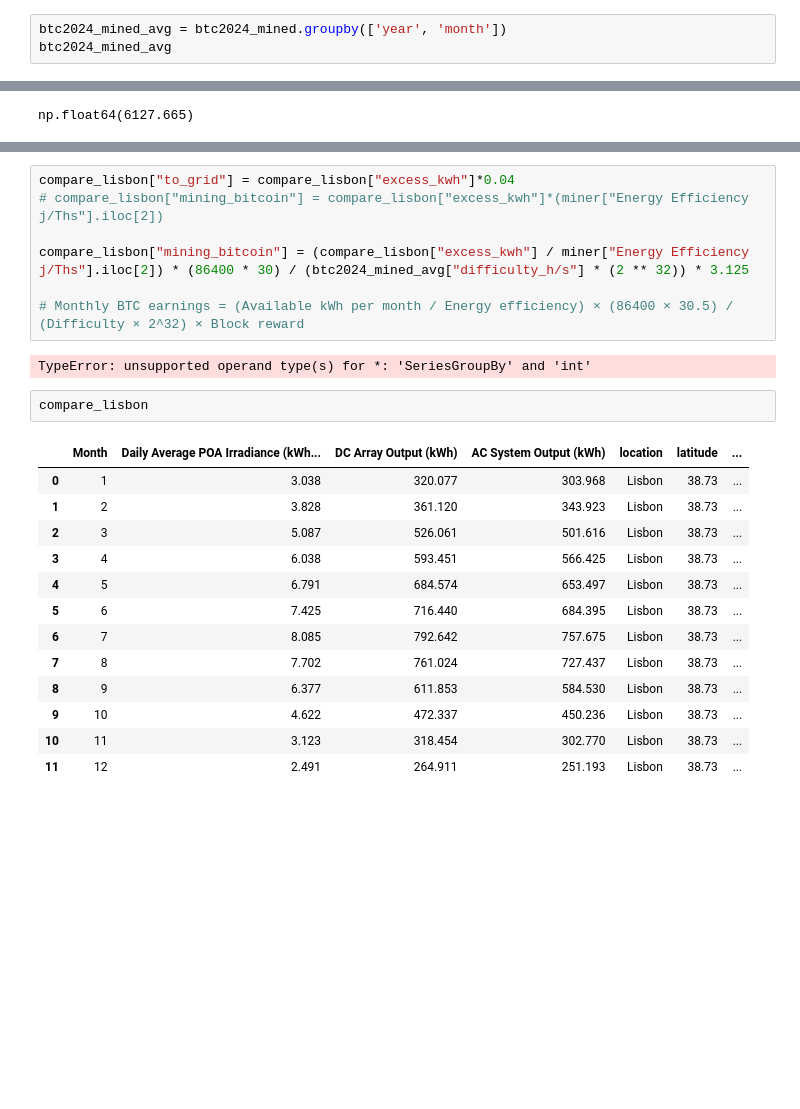
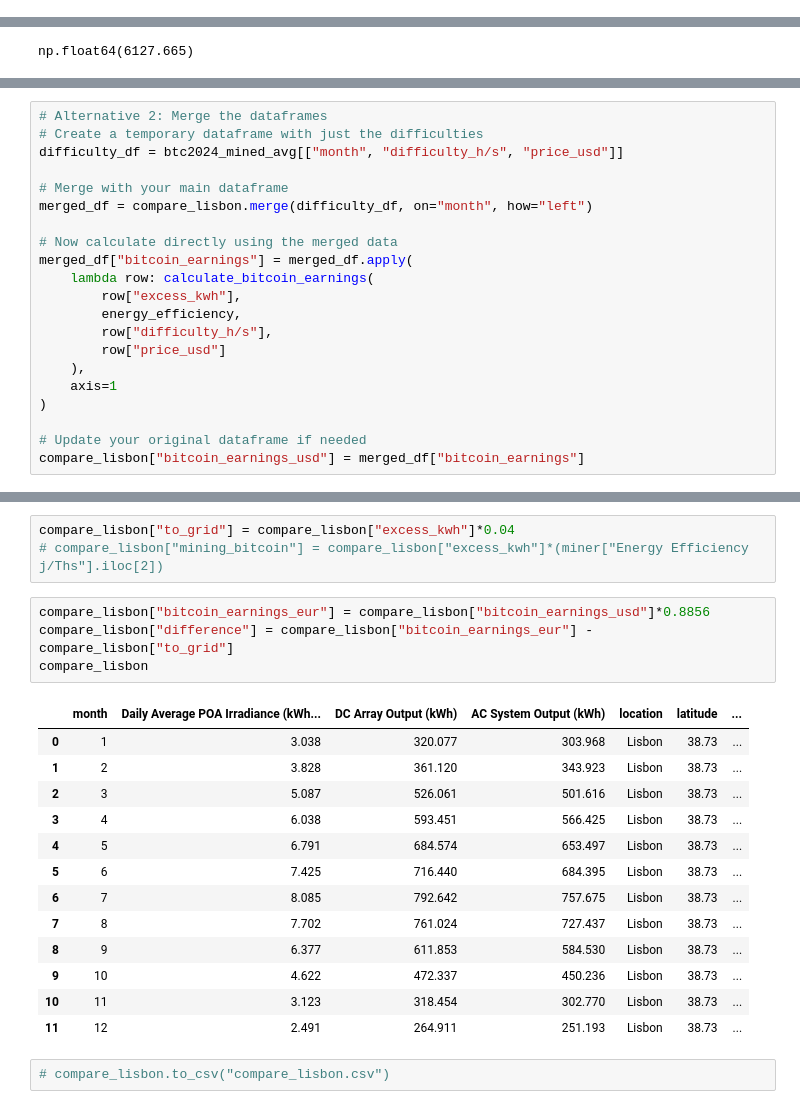
Before and after one commit to andrebarros6/solar-bitcoin, a Jupyter notebook: solar_bitcoin.ipynb, the cells around one changed output, grey strips where cells are left out. Cells and saved outputs as stored; diff of their text form; blank space fills up the shorter version.

```diff
--- a/solar_bitcoin.ipynb
+++ b/solar_bitcoin.ipynb
@@ -202,6 +205,3 @@ btc2024_mined_avg
 | 9 | 2024 | 10 | 2024-10-16 00:00:00 | 63039.794742 | 6.610039e+08 | 9.081202e+13 | 16.0 | 0.001869 | ... |
 | 10 | 2024 | 11 | 2024-11-15 12:00:00 | 74680.622986 | 7.236543e+08 | 9.739688e+13 | 15.5 | 0.001743 | ... |
 | 11 | 2024 | 12 | 2024-12-16 00:00:00 | 95817.817822 | 7.561134e+08 | 1.036725e+14 | 16.0 | 0.001637 | ... |
-# %%
-btc2024_mined_avg = btc2024_mined.groupby(['year', 'month'])
-btc2024_mined_avg
@@ -293,0 +329,21 @@ compare_lisbon
+# %%
+# Alternative 2: Merge the dataframes
+# Create a temporary dataframe with just the difficulties
+difficulty_df = btc2024_mined_avg[["month", "difficulty_h/s", "price_usd"]]
+
+# Merge with your main dataframe
+merged_df = compare_lisbon.merge(difficulty_df, on="month", how="left")
+
+# Now calculate directly using the merged data
+merged_df["bitcoin_earnings"] = merged_df.apply(
+    lambda row: calculate_bitcoin_earnings(
+        row["excess_kwh"],
+        energy_efficiency,
+        row["difficulty_h/s"],
+        row["price_usd"]
+    ),
+    axis=1
+)
+
+# Update your original dataframe if needed
+compare_lisbon["bitcoin_earnings_usd"] = merged_df["bitcoin_earnings"]
@@ -294,16 +406,12 @@ compare_lisbon
 # %%
 compare_lisbon["to_grid"] = compare_lisbon["excess_kwh"]*0.04
 # compare_lisbon["mining_bitcoin"] = compare_lisbon["excess_kwh"]*(miner["Energy Efficiency j/Ths"].iloc[2])
-
-compare_lisbon["mining_bitcoin"] = (compare_lisbon["excess_kwh"] / miner["Energy Efficiency j/Ths"].iloc[2]) * (86400 * 30) / (btc2024_mined_avg["difficulty_h/s"] * (2 ** 32)) * 3.125
-
-# Monthly BTC earnings = (Available kWh per month / Energy efficiency) × (86400 × 30.5) / (Difficulty × 2^32) × Block reward
-# %% [output]
-TypeError: unsupported operand type(s) for *: 'SeriesGroupBy' and 'int'
 # %%
+compare_lisbon["bitcoin_earnings_eur"] = compare_lisbon["bitcoin_earnings_usd"]*0.8856
+compare_lisbon["difference"] = compare_lisbon["bitcoin_earnings_eur"] - compare_lisbon["to_grid"]
 compare_lisbon
 # %% [output]
-|  | Month | Daily Average POA Irradiance (kWh... | DC Array Output (kWh) | AC System Output (kWh) | location | latitude | ... |
+|  | month | Daily Average POA Irradiance (kWh... | DC Array Output (kWh) | AC System Output (kWh) | location | latitude | ... |
 | 0 | 1 | 3.038 | 320.077 | 303.968 | Lisbon | 38.73 | ... |
 | 1 | 2 | 3.828 | 361.120 | 343.923 | Lisbon | 38.73 | ... |
 | 2 | 3 | 5.087 | 526.061 | 501.616 | Lisbon | 38.73 | ... |
@@ -316,3 +424,5 @@ compare_lisbon
 | 9 | 10 | 4.622 | 472.337 | 450.236 | Lisbon | 38.73 | ... |
 | 10 | 11 | 3.123 | 318.454 | 302.770 | Lisbon | 38.73 | ... |
 | 11 | 12 | 2.491 | 264.911 | 251.193 | Lisbon | 38.73 | ... |
+# %%
+# compare_lisbon.to_csv("compare_lisbon.csv")
```
Also changed, not shown: parts of 34 cells of this notebook, 2 other files.
